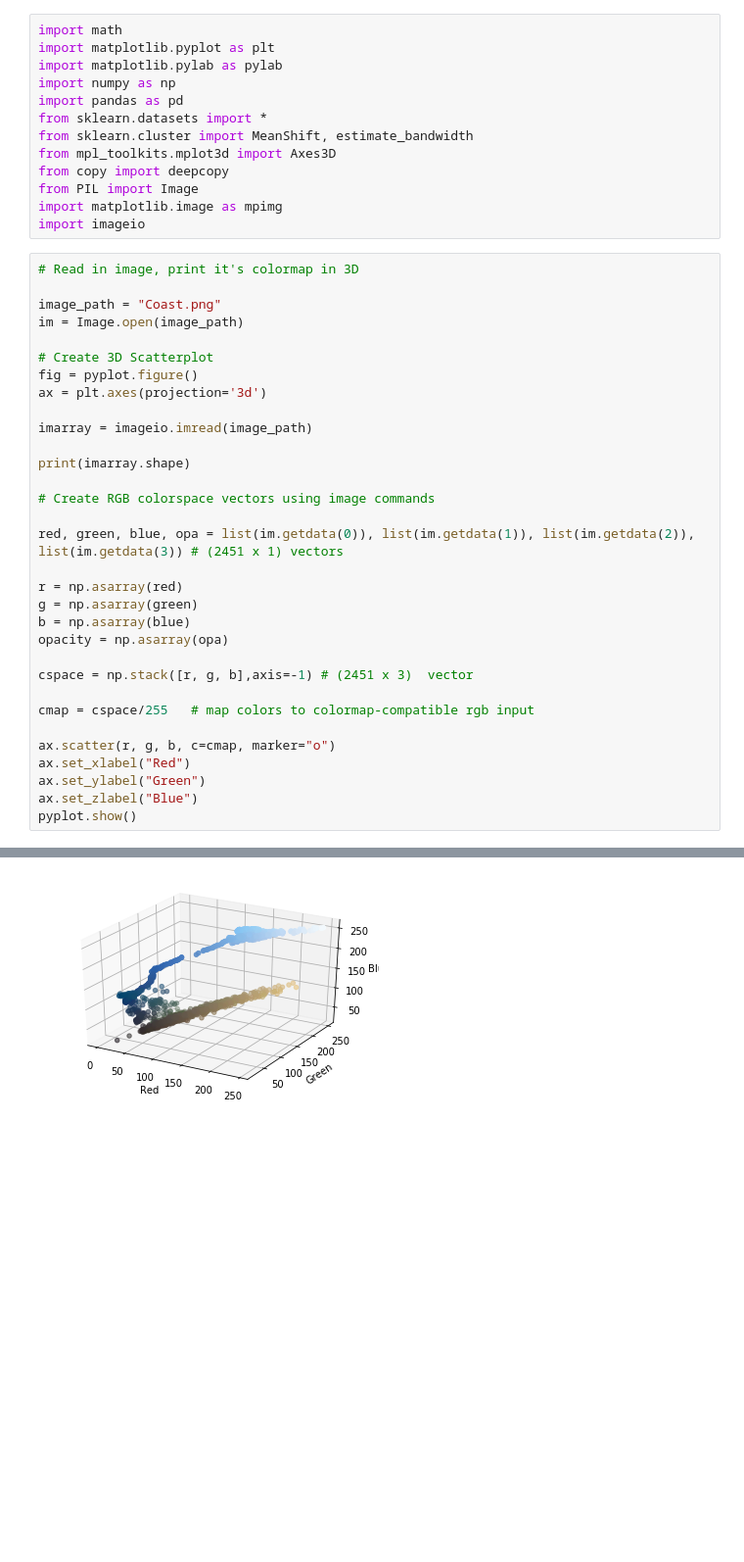
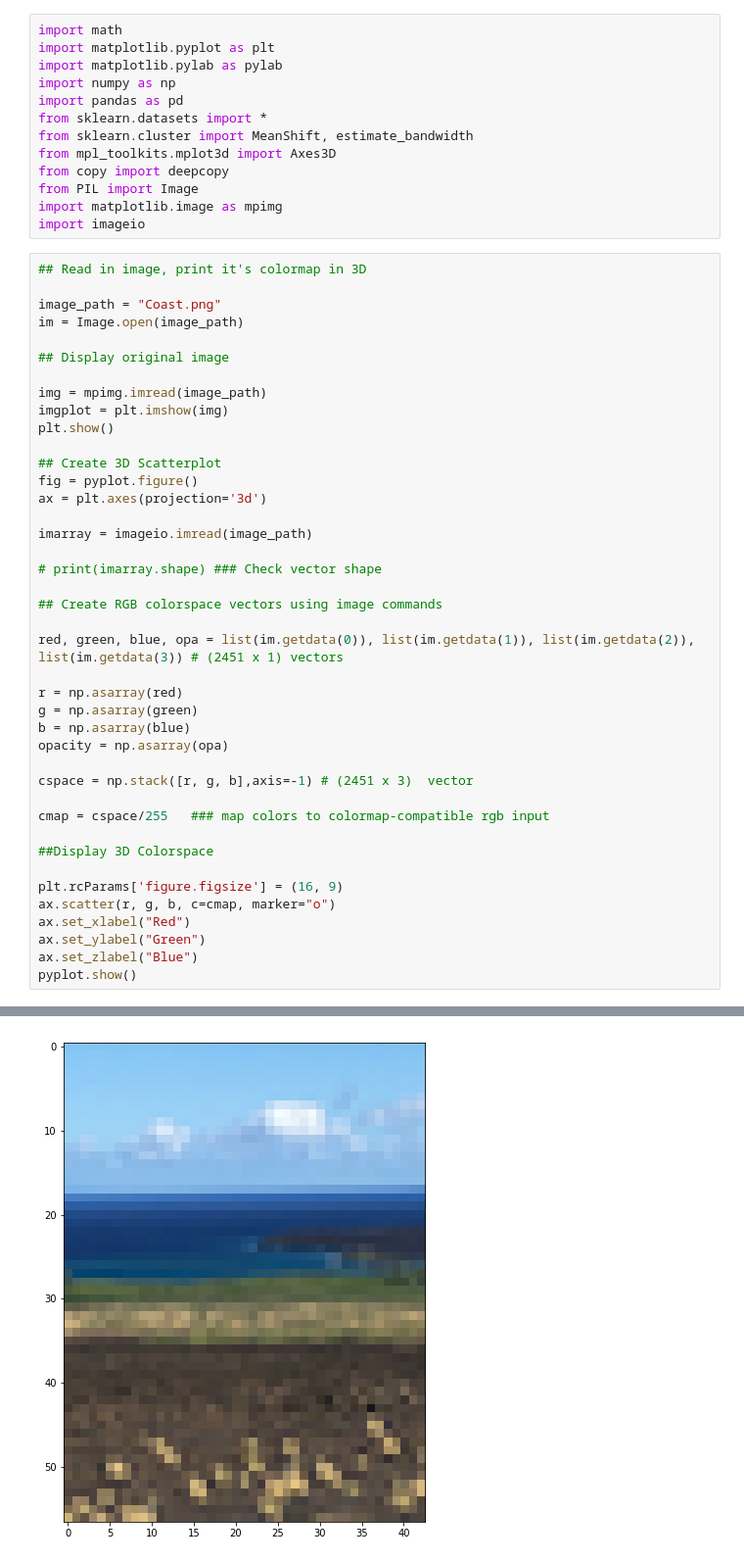
Before and after one commit to JeremyRoussel/DS_Class_Assignment2, a Jupyter notebook: Image Analysis.ipynb, the cells around one changed output, grey strips where cells are left out. Shown at 98% size. Saved outputs shown, nothing was run; the diff lists cells and outputs as text; blank space fills up the shorter version.

```diff
--- a/Image Analysis.ipynb
+++ b/Image Analysis.ipynb
@@ -12,20 +12,26 @@ from PIL import Image
 import matplotlib.image as mpimg
 import imageio
 # %%
-# Read in image, print it's colormap in 3D
+## Read in image, print it's colormap in 3D
 
 image_path = "Coast.png"
 im = Image.open(image_path)
 
-# Create 3D Scatterplot
+## Display original image
+
+img = mpimg.imread(image_path)
+imgplot = plt.imshow(img)
+plt.show()
+
+## Create 3D Scatterplot
 fig = pyplot.figure()
 ax = plt.axes(projection='3d')
 
 imarray = imageio.imread(image_path)
 
-print(imarray.shape)
+# print(imarray.shape) ### Check vector shape
 
-# Create RGB colorspace vectors using image commands
+## Create RGB colorspace vectors using image commands
 
 red, green, blue, opa = list(im.getdata(0)), list(im.getdata(1)), list(im.getdata(2)), list(im.getdata(3)) # (2451 x 1) vectors
 
@@ -36,8 +42,11 @@ opacity = np.asarray(opa)
 
 cspace = np.stack([r, g, b],axis=-1) # (2451 x 3)  vector
 
-cmap = cspace/255   # map colors to colormap-compatible rgb input
+cmap = cspace/255   ### map colors to colormap-compatible rgb input
 
+##Display 3D Colorspace
+
+plt.rcParams['figure.figsize'] = (16, 9)
 ax.scatter(r, g, b, c=cmap, marker="o")
 ax.set_xlabel("Red")
 ax.set_ylabel("Green")
@@ -48 +56 @@ pyplot.show()
-[figure, old version]
+[figure, new version]
```
Also changed, not shown: parts of 9 cells of this notebook.
